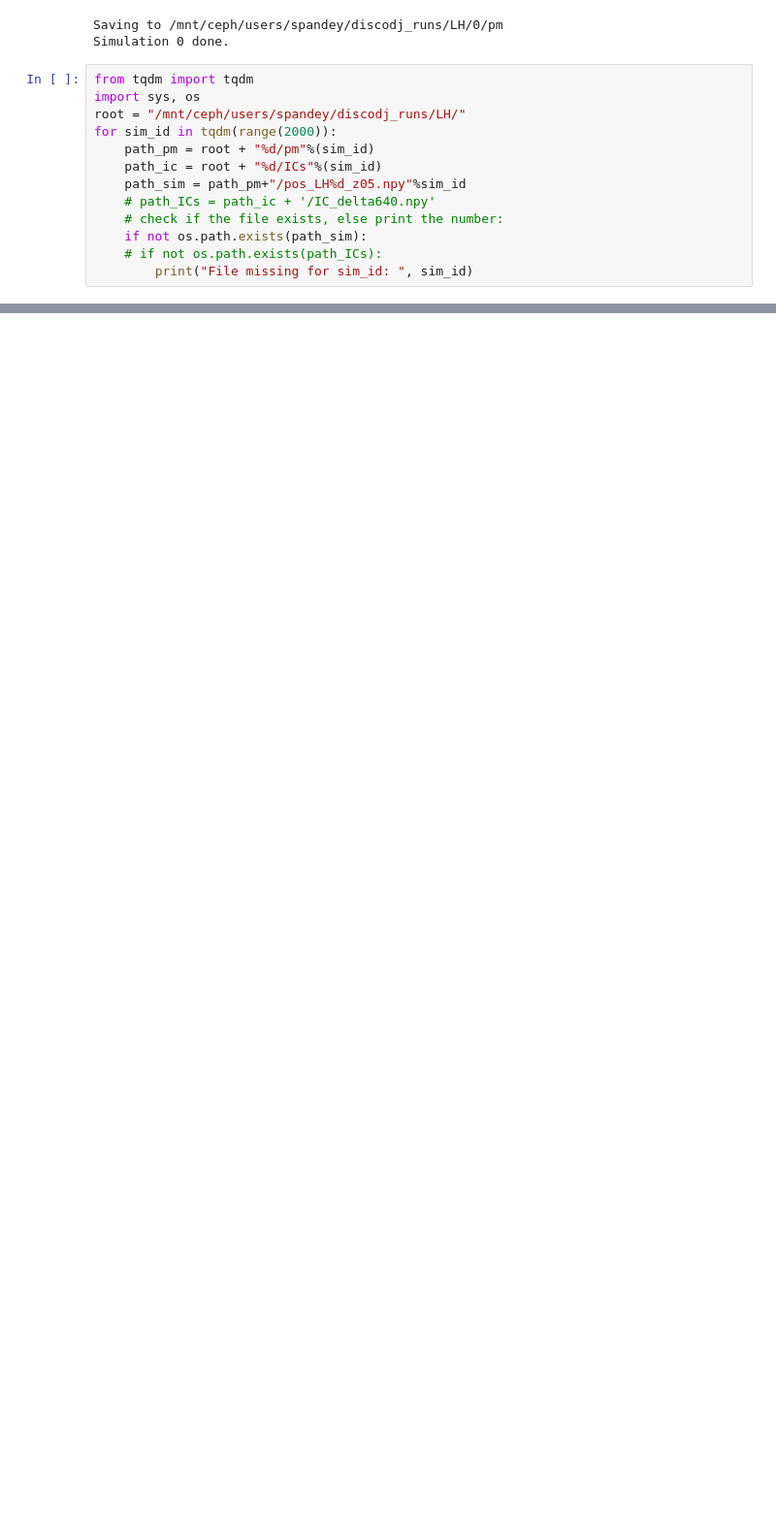
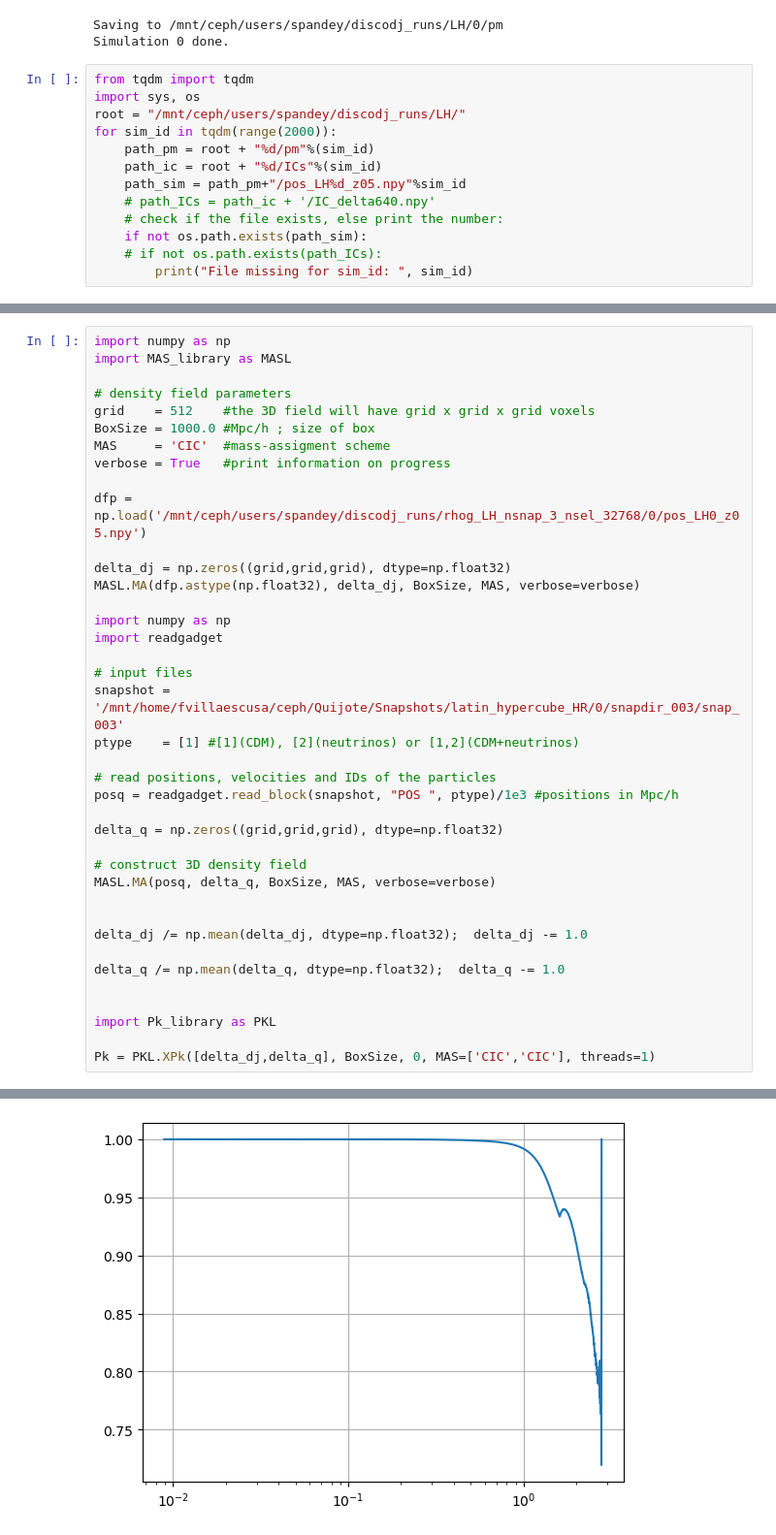
Before and after one commit to shivampcosmo/GOTHAM, a Jupyter notebook: temp/test_ics.ipynb, the cells around one changed output, grey strips where cells are left out. Shown at 97% size. Saved outputs shown, nothing was run; the diff lists cells and outputs as text; blank space fills up the shorter version.

```diff
--- a/temp/test_ics.ipynb
+++ b/temp/test_ics.ipynb
@@ -559,0 +1870,40 @@ for sim_id in tqdm(range(2000)):
+# %%
+import numpy as np
+import MAS_library as MASL
+
+# density field parameters
+grid    = 512    #the 3D field will have grid x grid x grid voxels
+BoxSize = 1000.0 #Mpc/h ; size of box
+MAS     = 'CIC'  #mass-assigment scheme
+verbose = True   #print information on progress
+
+dfp = np.load('/mnt/ceph/users/spandey/discodj_runs/rhog_LH_nsnap_3_nsel_32768/0/pos_LH0_z05.npy')
+
+delta_dj = np.zeros((grid,grid,grid), dtype=np.float32)
+MASL.MA(dfp.astype(np.float32), delta_dj, BoxSize, MAS, verbose=verbose)
+
+import numpy as np
+import readgadget
+
+# input files
+snapshot = '/mnt/home/fvillaescusa/ceph/Quijote/Snapshots/latin_hypercube_HR/0/snapdir_003/snap_003'
+ptype    = [1] #[1](CDM), [2](neutrinos) or [1,2](CDM+neutrinos)
+
+# read positions, velocities and IDs of the particles
+posq = readgadget.read_block(snapshot, "POS ", ptype)/1e3 #positions in Mpc/h
+
+delta_q = np.zeros((grid,grid,grid), dtype=np.float32)
+
+# construct 3D density field
+MASL.MA(posq, delta_q, BoxSize, MAS, verbose=verbose)
+
+
+delta_dj /= np.mean(delta_dj, dtype=np.float32);  delta_dj -= 1.0
+
+delta_q /= np.mean(delta_q, dtype=np.float32);  delta_q -= 1.0
+
+
+import Pk_library as PKL
+
+Pk = PKL.XPk([delta_dj,delta_q], BoxSize, 0, MAS=['CIC','CIC'], threads=1)
+# %% [output]
@@ -559,0 +1922 @@ for sim_id in tqdm(range(2000)):
+[figure, added]
```
Also changed, not shown: parts of 38 cells of this notebook, 24 other files.
